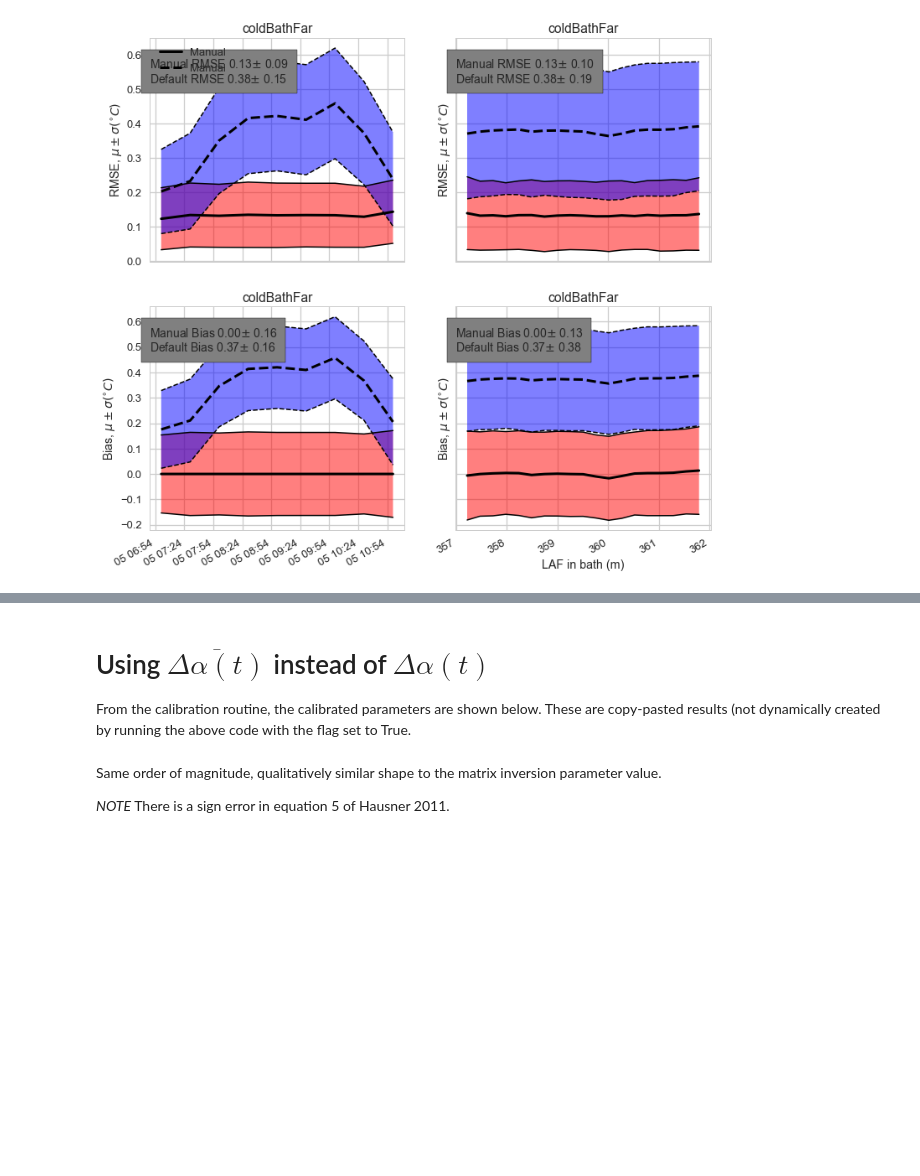
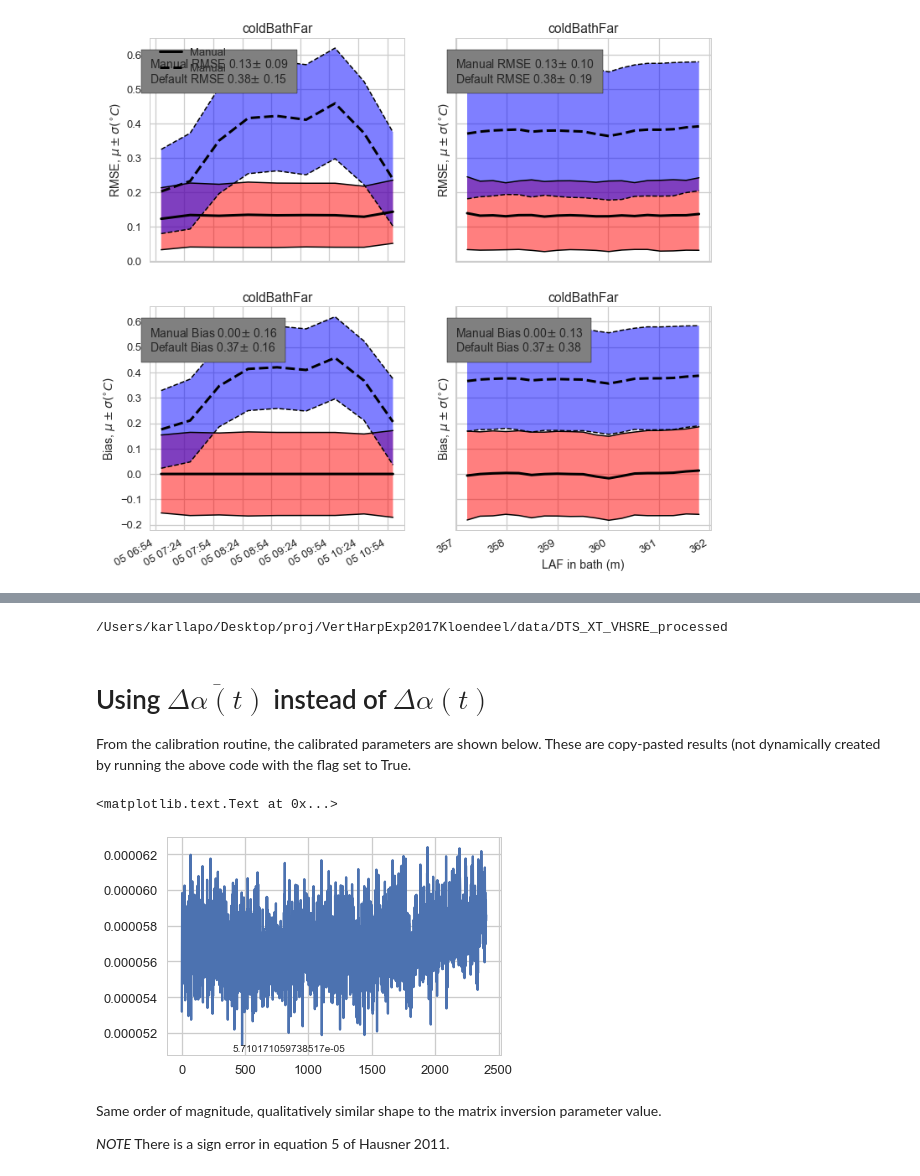
Before and after one commit to klapo/DTS, a Jupyter notebook: DTS.VertHarpSpectralExp.CalibrationTests_XT.ipynb, the cells around one changed output, grey strips where cells are left out. Cells and saved outputs as stored; diff of their text form; code cells hidden in the pictures; blank space fills up the shorter version.

```diff
--- a/DTS.VertHarpSpectralExp.CalibrationTests_XT.ipynb
+++ b/DTS.VertHarpSpectralExp.CalibrationTests_XT.ipynb
@@ -634,32 +651,39 @@ for b in baths:
+# %%
+print(dirProcessed)
+# %% [output]
+/Users/karllapo/Desktop/proj/VertHarpExp2017Kloendeel/data/DTS_XT_VHSRE_processed
 # %% [markdown]
 # Using $\overline{\Delta \alpha (t)}$ instead of $\Delta \alpha (t)$
 From the calibration routine, the calibrated parameters are shown below. These are copy-pasted results (not dynamically created by running the above code with the flag set to True.
 # %%
-# ## Solve for delta alpha by interpolating between two reference baths
-# refFieldWarm = 'probe1Temperature' # Warm bath
-# refFieldCold = 'probe2Temperature' # Cold bath
+## Solve for delta alpha by interpolating between two reference baths
+refFieldWarm = 'probe1Temperature' # Warm bath
+refFieldCold = 'probe2Temperature' # Cold bath
 
-# refTWarm = ds[refField1]
-# refTCold = ds[refField2]
+refTWarm = ds[refField1]
+refTCold = ds[refField2]
 
-# # Reference sections
-# refLoc1 = 'coldBathNear'
-# refLoc2 = 'coldBathFar'
+# Reference sections
+refLoc1 = 'coldBathNear'
+refLoc2 = 'coldBathFar'
 
-# section1 = ds.swap_dims({'LAF': 'location'}).sel(location=refLoc1)
-# section2 = ds.swap_dims({'LAF': 'location'}).sel(location=refLoc2)
+section1 = ds.swap_dims({'LAF': 'location'}).sel(location=refLoc1)
+section2 = ds.swap_dims({'LAF': 'location'}).sel(location=refLoc2)
 
-# ref_z1 = section1.LAF.mean(dim='location')
-# ref_z2 = section2.LAF.mean(dim='location')
+ref_z1 = section1.LAF.mean(dim='location')
+ref_z2 = section2.LAF.mean(dim='location')
 
-# # Amplitudes of stokes/anti-stokes
-# stokesRatio1 = np.log(section1.Ps / section1.Pas).mean(dim='location')
-# stokesRatio2 = np.log(section2.Ps / section2.Pas).mean(dim='location')
+# Amplitudes of stokes/anti-stokes
+stokesRatio1 = np.log(section1.Ps / section1.Pas).mean(dim='location')
+stokesRatio2 = np.log(section2.Ps / section2.Pas).mean(dim='location')
 
-# deltaAlpha = (stokesRatio2 - stokesRatio1) / (ref_z2 - ref_z1)
-# deltaAlphaMean = deltaAlpha.mean(dim='time').values
-# plt.plot(deltaAlpha)
-# plt.text(400, 0.000051, str(deltaAlpha.mean(dim='time').values))
+deltaAlpha = (stokesRatio2 - stokesRatio1) / (ref_z2 - ref_z1)
+deltaAlphaMean = deltaAlpha.mean(dim='time').values
+plt.plot(deltaAlpha)
+plt.text(400, 0.000051, str(deltaAlpha.mean(dim='time').values))
+# %% [output]
+<matplotlib.text.Text at 0x...>
+[figure, added]
 # %% [markdown]
 Same order of magnitude, qualitatively similar shape to the matrix inversion parameter value.
 
```
Also changed, not shown: parts of 10 cells of this notebook, 1 other file.
